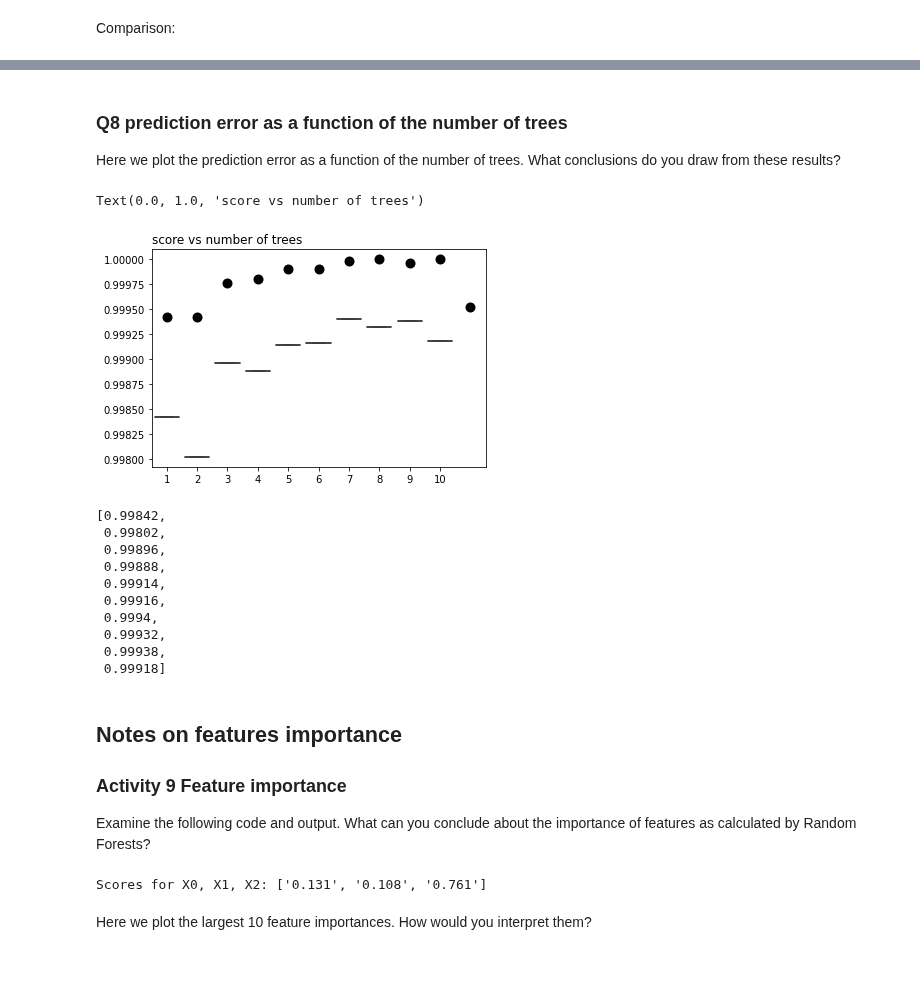
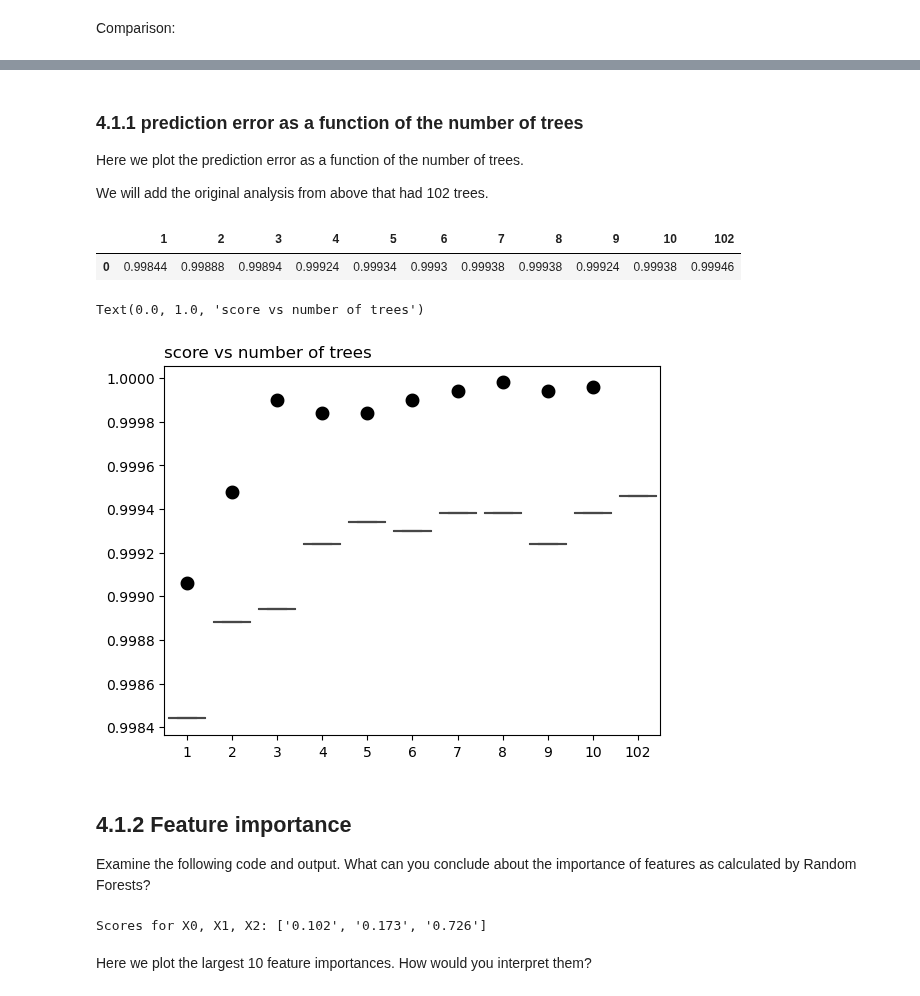
Before and after one commit to dsbristol/dst, a Jupyter notebook: assets/workshops/block06-TreesAndForests_Part2.ipynb, the cells around one changed output, grey strips where cells are left out. Saved outputs shown, nothing was run; the diff lists cells and outputs as text; code cells hidden in the pictures; blank space fills up the shorter version.

```diff
--- a/assets/workshops/block06-TreesAndForests_Part2.ipynb
+++ b/assets/workshops/block06-TreesAndForests_Part2.ipynb
@@ -432,49 +539,41 @@ scores
 # %% [markdown]
-### Q8 prediction error as a function of the number of trees
+### 4.1.1 prediction error as a function of the number of trees
 
-Here we plot the prediction error as a function of the number of trees. What conclusions do you draw from these results?
+Here we plot the prediction error as a function of the number of trees.
+
+We will add the original analysis from above that had 102 trees.
+# %%
+scoresb=scores[0:10]
+scoresb.append(1-error) # append the big run we did at the beginning
+scoresb=pd.DataFrame(scoresb).transpose() # Convert to data frame for naming
+scoresb.columns=[str(x) for x in list(range(1,11))+[102]] # The number of trees that we used
+scoresb
+# %% [output]
+|  | 1 | 2 | 3 | 4 | 5 | 6 | 7 | 8 | 9 | 10 | 102 |
+| 0 | 0.99844 | 0.99888 | 0.99894 | 0.99924 | 0.99934 | 0.9993 | 0.99938 | 0.99938 | 0.99924 | 0.99938 | 0.99946 |
 # %%
 %matplotlib inline
 import seaborn as sns
 import matplotlib.pyplot as plt
-scoresb=scores[0:10]
-scoresb.append(cvf) # append the big run we did at the beginning
-scoresb=pd.DataFrame(scoresb).transpose() # Convert to data frame for naming
-scoresb.columns=[str(x) for x in list(range(1,11))+[102]] # The number of trees that we used
-ax=sns.boxplot(data=scoresb) ## coloured boxplots: the test dataset performance
-ax=plt.scatter(list(range(0,11)),trainscores+[1-error],c='black',linewidths=4)
+ax=sns.boxplot(data=scoresb) ##  lines: the test dataset performance
+ax=plt.scatter(list([range(0,10)]),trainscores,c='black',linewidths=4)
 ## Black points: the training performance
 ## Black lines: the test performance
 plt.title("score vs number of trees", loc="left")
 # %% [output]
 Text(0.0, 1.0, 'score vs number of trees')
-[figure, old version]
+[figure, new version]
-# %%
-scores
-# %% [output]
-[0.99842,
- 0.99802,
- 0.99896,
- 0.99888,
- 0.99914,
- 0.99916,
- 0.9994,
- 0.99932,
- 0.99938,
- 0.99918]
 # %% [markdown]
-## Notes on features importance
-
-### Activity 9 Feature importance
+## 4.1.2 Feature importance
 
 Examine the following code and output. What can you conclude about the importance of features as calculated by Random Forests?
 # %%
 from sklearn.ensemble import RandomForestRegressor
-size = 100
-np.random.seed(seed=15)
+size = 10000
+np.random.seed(seed=1)
 X_seed = np.random.normal(0, 1, size)
 X0 = X_seed + np.random.normal(0, 1, size)
-X1 = X_seed + np.random.normal(0, 1, size)
+X1 = X0 + np.random.normal(0, 1, size)
 X2 = X_seed + np.random.normal(0, 5, size)
 X = np.array([X0, X1, X2]).T
 Y = X0 + X1 + X2
@@ -484,7 +583,7 @@ rf.fit(X, Y);
 print ("Scores for X0, X1, X2:", list(map(lambda x:str(round (x,3)),
                                     rf.feature_importances_)))
 # %% [output]
-Scores for X0, X1, X2: ['0.131', '0.108', '0.761']
+Scores for X0, X1, X2: ['0.102', '0.173', '0.726']
 # %% [markdown]
 Here we plot the largest 10 feature importances. How would you interpret them?
 # %%
```
Also changed, not shown: parts of 54 cells of this notebook, 8 other files.
